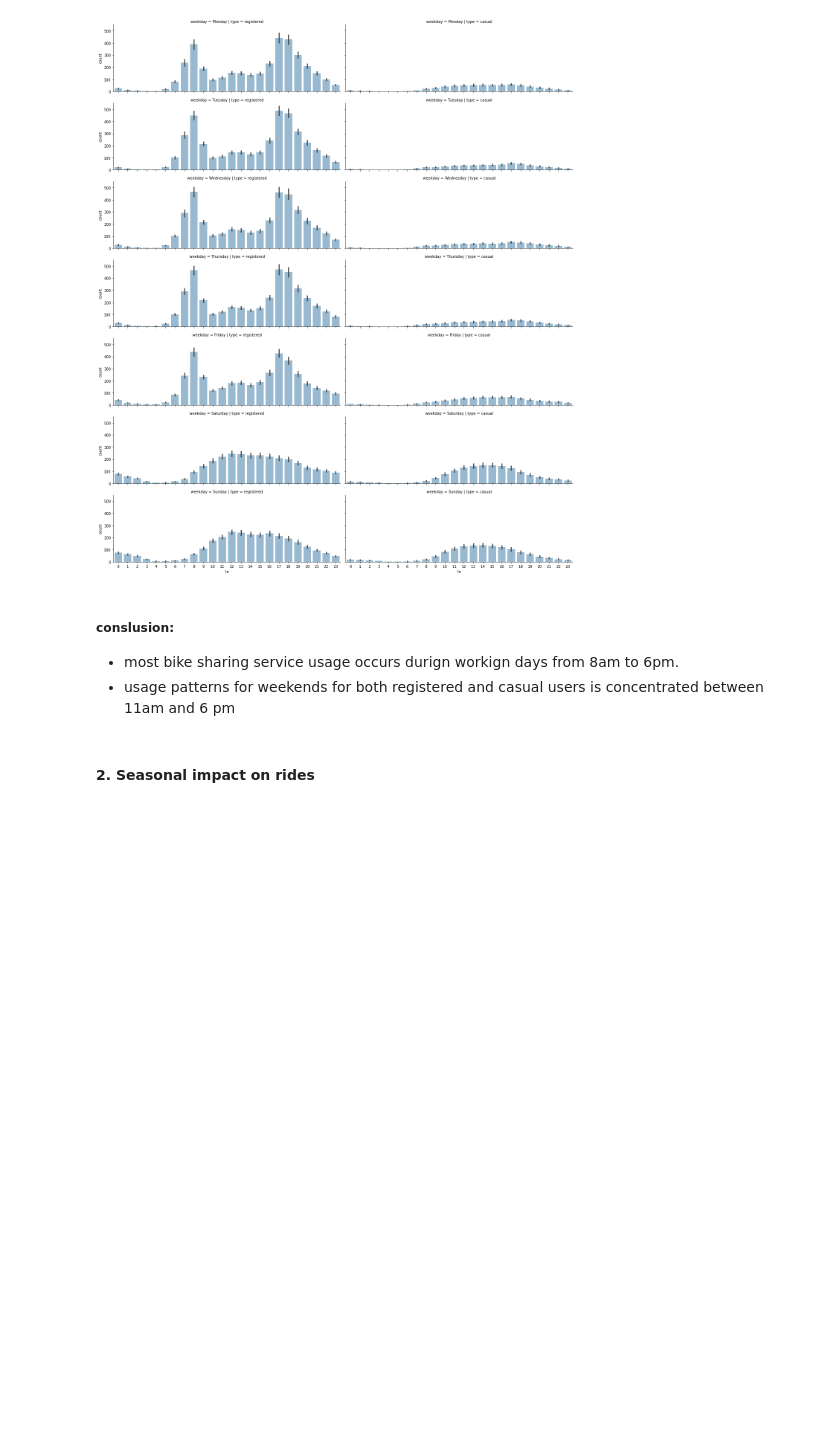
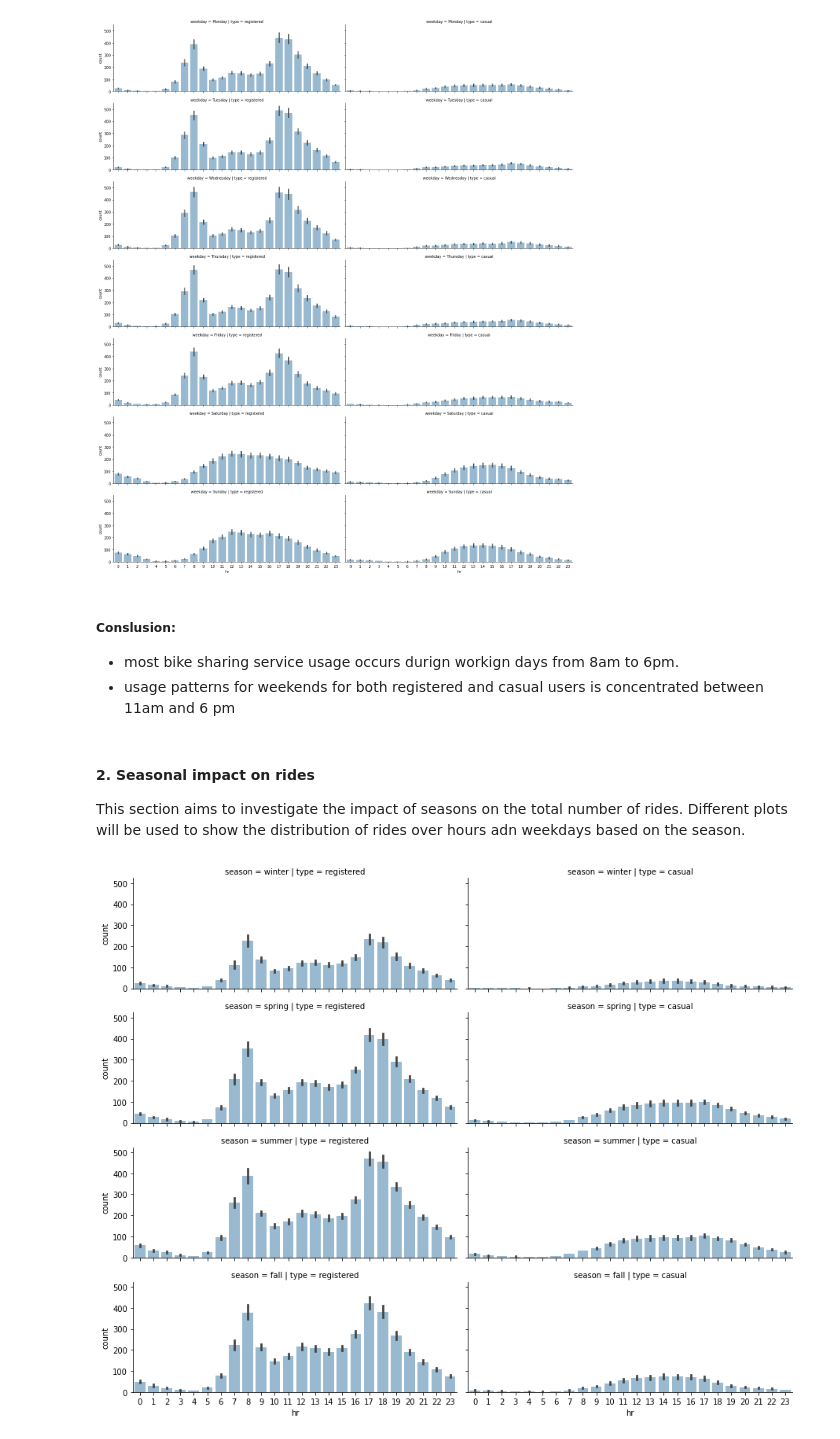
Before and after one commit to 3liud/bike-sharing-analysis, a Jupyter notebook: bike_sharing_analysis.ipynb, the cells around one changed output. Saved outputs shown, nothing was run; the diff lists cells and outputs as text; code cells hidden in the pictures; blank space fills up the shorter version.

Commit message:
seasonal impactds on rides

```diff
--- a/bike_sharing_analysis.ipynb
+++ b/bike_sharing_analysis.ipynb
@@ -217,8 +217,27 @@ grid.savefig('figures/weekday_hour_distributions.png', format='png')
 # %% [output]
 [figure]
 # %% [markdown]
-##### conslusion:
+##### Conslusion:
 - most bike sharing service usage occurs durign workign days from 8am to 6pm.
 - usage patterns for weekends for both registered and casual users is concentrated between 11am and 6 pm
-# %% [markdown]
-#### 2. Seasonal impact on rides
+# %% [markdown]
+#### 2. Seasonal impact on rides
+
+This section aims to investigate the impact of seasons on the total number of rides. Different plots will be used to show the distribution of rides over hours adn weekdays based on the season.
+# %%
+# select data subset by combining hours and seasons
+plot_data = hourly_data_clean[['hr', 'season', 'registered', 'casual']]
+# %%
+# unpivot data from wide to long
+plot_data = plot_data.melt(id_vars=['hr', 'season'], var_name= 'type', value_name= 'count')
+# %%
+# Facegrid object where rows represent hte different seasons
+grid = sns.FacetGrid(plot_data, row='season', col = 'type', height=2.5, aspect = 2.5, row_order=['winter', 'spring', 'summer','fall'])
+
+# applyiung plotting function to each element in the grid
+grid.map(sns.barplot, 'hr', 'count', alpha=0.5);
+
+# save figure
+grid.savefig('figures/hr_season_weekday.png', format='png')
+# %% [output]
+[figure, added]
```
Also changed, not shown: parts of 2 cells of this notebook, 3 other files.
